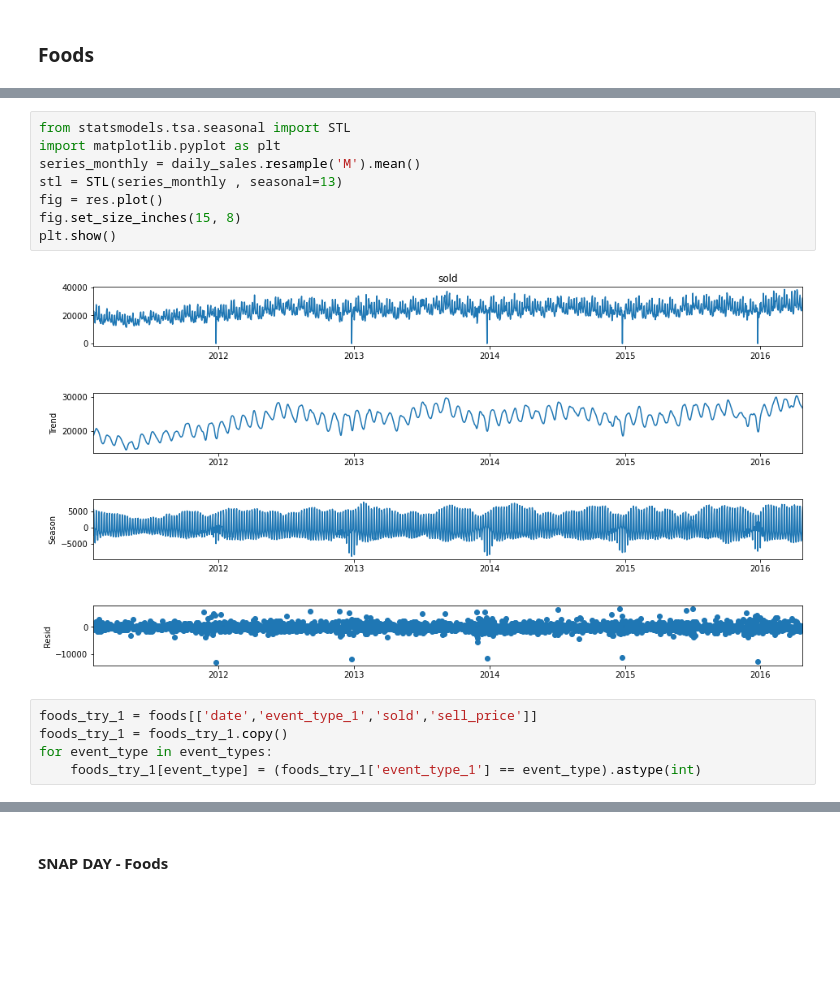
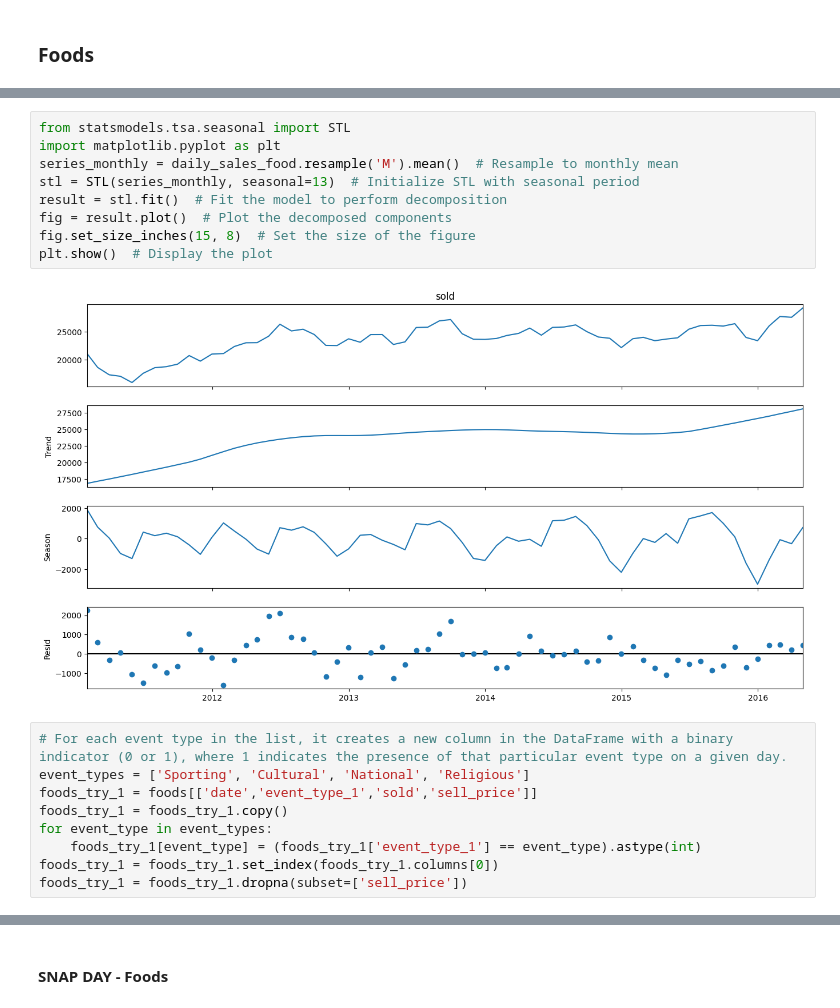
Before and after one commit to aaronmonash24/FYP, a Jupyter notebook: Data Analysis/DataExploration.ipynb, the cells around one changed output, grey strips where cells are left out. Cells and saved outputs as stored; diff of their text form; blank space fills up the shorter version.

```diff
--- a/Data Analysis/DataExploration.ipynb
+++ b/Data Analysis/DataExploration.ipynb
@@ -774,16 +773,21 @@ plt.show()
 # %%
 from statsmodels.tsa.seasonal import STL
 import matplotlib.pyplot as plt
-series_monthly = daily_sales.resample('M').mean()
-stl = STL(series_monthly , seasonal=13)
-fig = res.plot()
-fig.set_size_inches(15, 8)
-plt.show()
+series_monthly = daily_sales_food.resample('M').mean()  # Resample to monthly mean
+stl = STL(series_monthly, seasonal=13)  # Initialize STL with seasonal period
+result = stl.fit()  # Fit the model to perform decomposition
+fig = result.plot()  # Plot the decomposed components
+fig.set_size_inches(15, 8)  # Set the size of the figure
+plt.show()  # Display the plot
 # %% [output]
-[figure, old version]
+[figure, new version]
 # %%
+# For each event type in the list, it creates a new column in the DataFrame with a binary indicator (0 or 1), where 1 indicates the presence of that particular event type on a given day.
+event_types = ['Sporting', 'Cultural', 'National', 'Religious']
 foods_try_1 = foods[['date','event_type_1','sold','sell_price']]
 foods_try_1 = foods_try_1.copy()
 for event_type in event_types:
     foods_try_1[event_type] = (foods_try_1['event_type_1'] == event_type).astype(int)
+foods_try_1 = foods_try_1.set_index(foods_try_1.columns[0])
+foods_try_1 = foods_try_1.dropna(subset=['sell_price'])
 # %%
```
Also changed, not shown: parts of 16 cells of this notebook.
